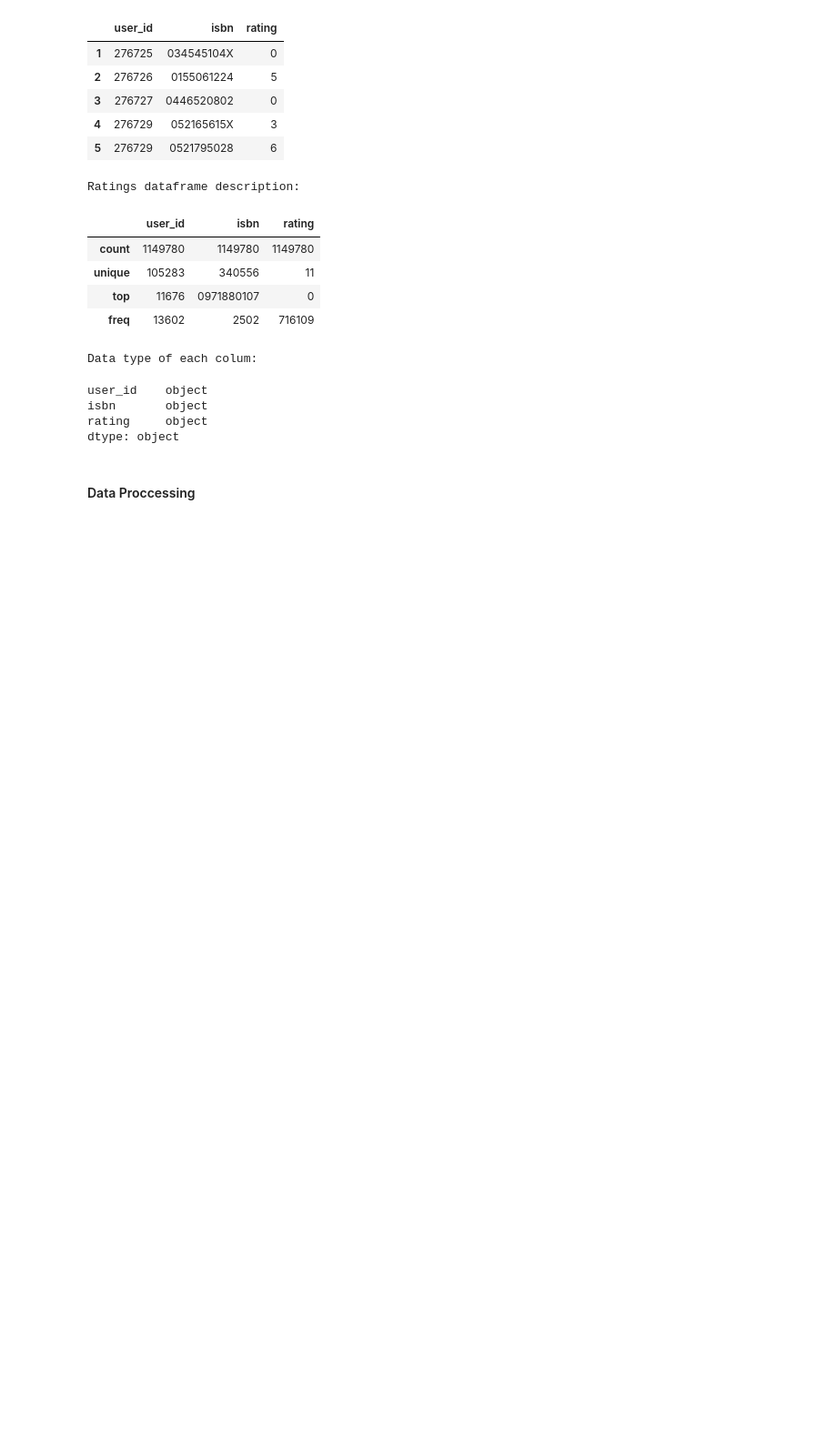
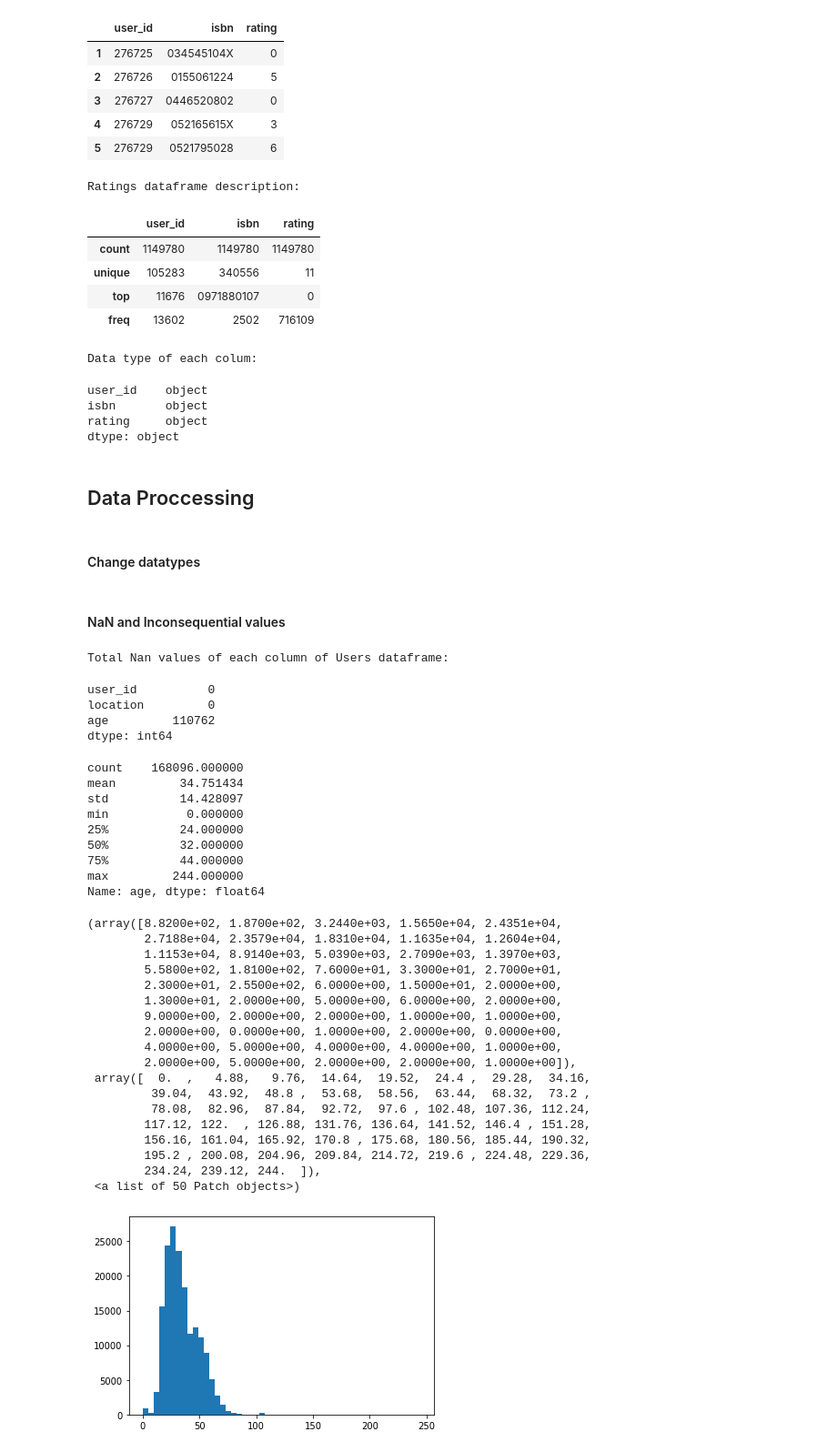
Before and after one commit to ngotruongminhdat/Final-Project--RS, a Jupyter notebook: Proccess_Data.ipynb, the cells around one changed output. Shown at 91% size. Saved outputs shown, nothing was run; the diff lists cells and outputs as text; code cells hidden in the pictures; blank space fills up the shorter version.

```diff
--- a/Proccess_Data.ipynb
+++ b/Proccess_Data.ipynb
@@ -111,5 +111,7 @@ isbn       object
 rating     object
 dtype: object
 # %% [markdown]
-#### Data Proccessing
+## Data Proccessing
+# %% [markdown]
+#### Change datatypes
 # %%
@@ -126,3 +125,49 @@ ratings_df['rating'] = ratings_df['rating'].astype(int)
 
 # Books dataframe
 books_df['year_of_publication'] = books_df['year_of_publication'].astype(int)
+# %% [markdown]
+#### NaN and Inconsequential values
+# %%
+# Users dataframe
+print(f'{color}Total Nan values of each column of Users dataframe: ')
+users_df.isnull().sum()
+# %% [output]
+Total Nan values of each column of Users dataframe:
+user_id          0
+location         0
+age         110762
+dtype: int64
+# %%
+# Age describe
+
+users_df['age'].describe()
+plt.hist(users_df['age'], bins = 50)
+# %% [output]
+count    168096.000000
+mean         34.751434
+std          14.428097
+min           0.000000
+25%          24.000000
+50%          32.000000
+75%          44.000000
+max         244.000000
+Name: age, dtype: float64
+(array([8.8200e+02, 1.8700e+02, 3.2440e+03, 1.5650e+04, 2.4351e+04,
+        2.7188e+04, 2.3579e+04, 1.8310e+04, 1.1635e+04, 1.2604e+04,
+        1.1153e+04, 8.9140e+03, 5.0390e+03, 2.7090e+03, 1.3970e+03,
+        5.5800e+02, 1.8100e+02, 7.6000e+01, 3.3000e+01, 2.7000e+01,
+        2.3000e+01, 2.5500e+02, 6.0000e+00, 1.5000e+01, 2.0000e+00,
+        1.3000e+01, 2.0000e+00, 5.0000e+00, 6.0000e+00, 2.0000e+00,
+        9.0000e+00, 2.0000e+00, 2.0000e+00, 1.0000e+00, 1.0000e+00,
+        2.0000e+00, 0.0000e+00, 1.0000e+00, 2.0000e+00, 0.0000e+00,
+        4.0000e+00, 5.0000e+00, 4.0000e+00, 4.0000e+00, 1.0000e+00,
+        2.0000e+00, 5.0000e+00, 2.0000e+00, 2.0000e+00, 1.0000e+00]),
+ array([  0.  ,   4.88,   9.76,  14.64,  19.52,  24.4 ,  29.28,  34.16,
+         39.04,  43.92,  48.8 ,  53.68,  58.56,  63.44,  68.32,  73.2 ,
+         78.08,  82.96,  87.84,  92.72,  97.6 , 102.48, 107.36, 112.24,
+        117.12, 122.  , 126.88, 131.76, 136.64, 141.52, 146.4 , 151.28,
+        156.16, 161.04, 165.92, 170.8 , 175.68, 180.56, 185.44, 190.32,
+        195.2 , 200.08, 204.96, 209.84, 214.72, 219.6 , 224.48, 229.36,
+        234.24, 239.12, 244.  ]),
+ <a list of 50 Patch objects>)
+[figure, added]
```
Also changed, not shown: parts of 12 cells of this notebook.
